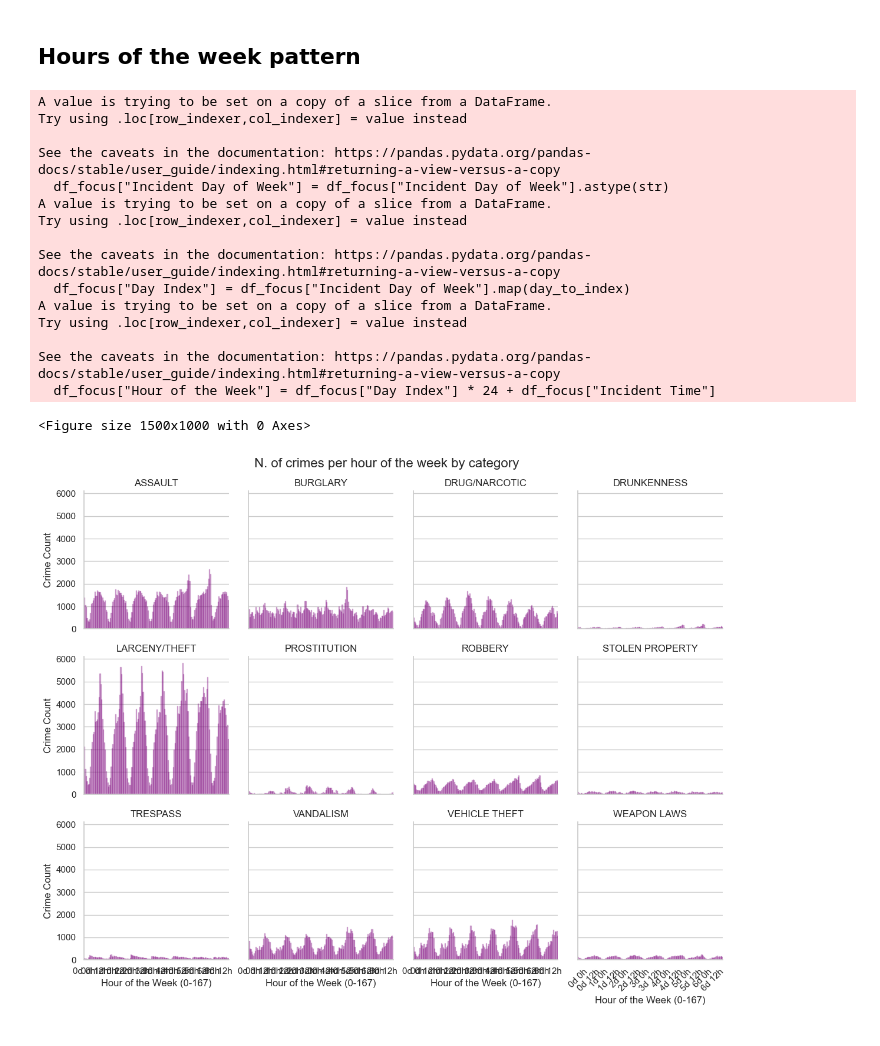
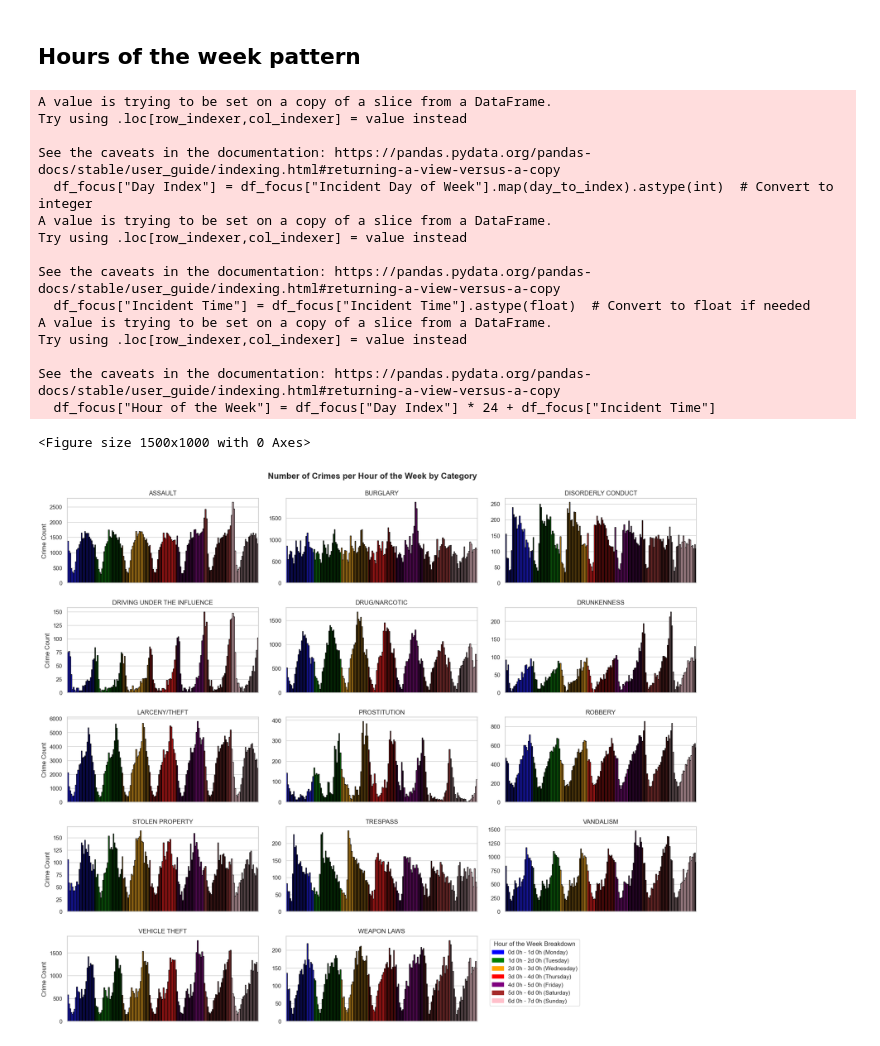
Before and after one commit to Jawsen/Social_Data, a Jupyter notebook: Week2/Part2.ipynb, the cells around one changed output. Cells and saved outputs as stored; diff of their text form; code cells hidden in the pictures.

```diff
--- a/Week2/Part2.ipynb
+++ b/Week2/Part2.ipynb
@@ -17,7 +17,8 @@ df = pd.read_csv(file_path, parse_dates=["Incident Date"])
 # Convert "Incident Time" to extract hours
 df["Incident Time"] = pd.to_datetime(df["Incident Time"], format="%H:%M", errors="coerce").dt.hour
 focuscrimes = {'WEAPON LAWS', 'PROSTITUTION', 'ROBBERY', 'BURGLARY', 'ASSAULT', 'DRUNKENNESS',
-               'DRUG/NARCOTIC', 'TRESPASS', 'LARCENY/THEFT', 'VANDALISM', 'VEHICLE THEFT', 'STOLEN PROPERTY'}
+               'DRUG/NARCOTIC', 'TRESPASS', 'LARCENY/THEFT', 'VANDALISM', 'VEHICLE THEFT', 'STOLEN PROPERTY',
+               'DISORDERLY CONDUCT', 'DRIVING UNDER THE INFLUENCE'}
 
 df_focus = df[df["Incident Category"].isin(focuscrimes)]
 df_focus.head()
@@ -160,52 +176,87 @@ plt.show()
 # %% [markdown]
 ## Hours of the week pattern
 # %%
-# Ensure 'Incident Day of Week' is in string format before mapping
-df_focus["Incident Day of Week"] = df_focus["Incident Day of Week"].astype(str)
+import seaborn as sns
+import matplotlib.pyplot as plt
+import numpy as np
 
-# Create a mapping for days of the week (Monday = 0, Sunday = 6)
-day_to_index = {"Monday": 0, "Tuesday": 1, "Wednesday": 2, "Thursday": 3, "Friday": 4, "Saturday": 5, "Sunday": 6}
+# Define a color palette for the 7 days of the week
+day_colors = {
+    0: "blue",    # Monday
+    1: "green",   # Tuesday
+    2: "orange",  # Wednesday
+    3: "red",     # Thursday
+    4: "purple",  # Friday
+    5: "brown",   # Saturday
+    6: "pink"     # Sunday
+}
 
-# Convert the day of the week to numerical representation
-df_focus["Day Index"] = df_focus["Incident Day of Week"].map(day_to_index)
+# Ensure "Day Index" is correctly computed as an integer
+day_to_index = {"Mon": 0, "Tue": 1, "Wed": 2, "Thu": 3, "Fri": 4, "Sat": 5, "Sun": 6}
+df_focus["Day Index"] = df_focus["Incident Day of Week"].map(day_to_index).astype(int)  # Convert to integer
 
-# Compute "Hour of the Week" (0 to 167) by multiplying the day index by 24
+# Ensure "Incident Time" is numeric
+df_focus["Incident Time"] = df_focus["Incident Time"].astype(float)  # Convert to float if needed
+
+# Compute "Hour of the Week" (0-167)
 df_focus["Hour of the Week"] = df_focus["Day Index"] * 24 + df_focus["Incident Time"]
 
 # Aggregate crime counts per hour of the week
 crime_weekly = df_focus.groupby(["Hour of the Week", "Incident Category"]).size().reset_index(name="Crime Count")
 
-# Plot using Seaborn
+# Map day of the week based on "Hour of the Week"
+crime_weekly["Day Index"] = (crime_weekly["Hour of the Week"] // 24) % 7
+crime_weekly["Color"] = crime_weekly["Day Index"].map(day_colors)  # Assign colors
+
+# Set up the figure
 plt.figure(figsize=(15, 10))
-g = sns.FacetGrid(crime_weekly, col="Incident Category", col_wrap=4, height=3, sharex=True, sharey=True)
-g.map_dataframe(sns.barplot, x="Hour of the Week", y="Crime Count", color="purple", alpha=0.3, edgecolor="purple")
+g = sns.FacetGrid(crime_weekly, col="Incident Category", col_wrap=3, height=3, aspect=2, sharex=True, sharey=False, despine=False)
+
+# Use barplot with color mapping
+g.map_dataframe(
+    sns.barplot, x="Hour of the Week", y="Crime Count", hue="Day Index",
+    palette=day_colors, dodge=False, edgecolor="black"
+)
 
 # Formatting
 g.set_axis_labels("Hour of the Week (0-167)", "Crime Count")
 g.set_titles("{col_name}")
-plt.suptitle("N. of crimes per hour of the week by category", fontsize=16, y=1.02)
+plt.suptitle("Number of Crimes per Hour of the Week by Category", fontsize=16, fontweight="bold", y=1.02)
 
-# Improve x-axis labels
-hour_labels = [f"{i // 24}d {i % 24}h" for i in range(0, 168, 12)]  # Every 12 hours
-plt.xticks(range(0, 168, 12), hour_labels, rotation=45)
+# Remove x-axis labels since we have the legend
+for ax in g.axes.flatten():
+    ax.set_xticklabels([])  # Remove labels
+    ax.set_xlabel("")  # Remove axis title
 
-# Display the plot
+# Update legend to show both days and time ranges
+legend_labels = [
+    "0d 0h - 1d 0h (Monday)",
+    "1d 0h - 2d 0h (Tuesday)",
+    "2d 0h - 3d 0h (Wednesday)",
+    "3d 0h - 4d 0h (Thursday)",
+    "4d 0h - 5d 0h (Friday)",
+    "5d 0h - 6d 0h (Saturday)",
+    "6d 0h - 7d 0h (Sunday)"
+]
+handles = [plt.Rectangle((0, 0), 1, 1, color=day_colors[i]) for i in range(7)]
+plt.legend(handles, legend_labels, title="Hour of the Week Breakdown", bbox_to_anchor=(1.05, 1), loc="upper left")
+
 plt.show()
 # %% [output]
 A value is trying to be set on a copy of a slice from a DataFrame.
 Try using .loc[row_indexer,col_indexer] = value instead
 
 See the caveats in the documentation: https://pandas.pydata.org/pandas-docs/stable/user_guide/indexing.html#returning-a-view-versus-a-copy
-  df_focus["Incident Day of Week"] = df_focus["Incident Day of Week"].astype(str)
+  df_focus["Day Index"] = df_focus["Incident Day of Week"].map(day_to_index).astype(int)  # Convert to integer
 A value is trying to be set on a copy of a slice from a DataFrame.
 Try using .loc[row_indexer,col_indexer] = value instead
 
 See the caveats in the documentation: https://pandas.pydata.org/pandas-docs/stable/user_guide/indexing.html#returning-a-view-versus-a-copy
-  df_focus["Day Index"] = df_focus["Incident Day of Week"].map(day_to_index)
+  df_focus["Incident Time"] = df_focus["Incident Time"].astype(float)  # Convert to float if needed
 A value is trying to be set on a copy of a slice from a DataFrame.
 Try using .loc[row_indexer,col_indexer] = value instead
 
 See the caveats in the documentation: https://pandas.pydata.org/pandas-docs/stable/user_guide/indexing.html#returning-a-view-versus-a-copy
   df_focus["Hour of the Week"] = df_focus["Day Index"] * 24 + df_focus["Incident Time"]
 <Figure size 1500x1000 with 0 Axes>
-[figure, old version]
+[figure, new version]
```
Also changed, not shown: parts of 3 cells of this notebook.
